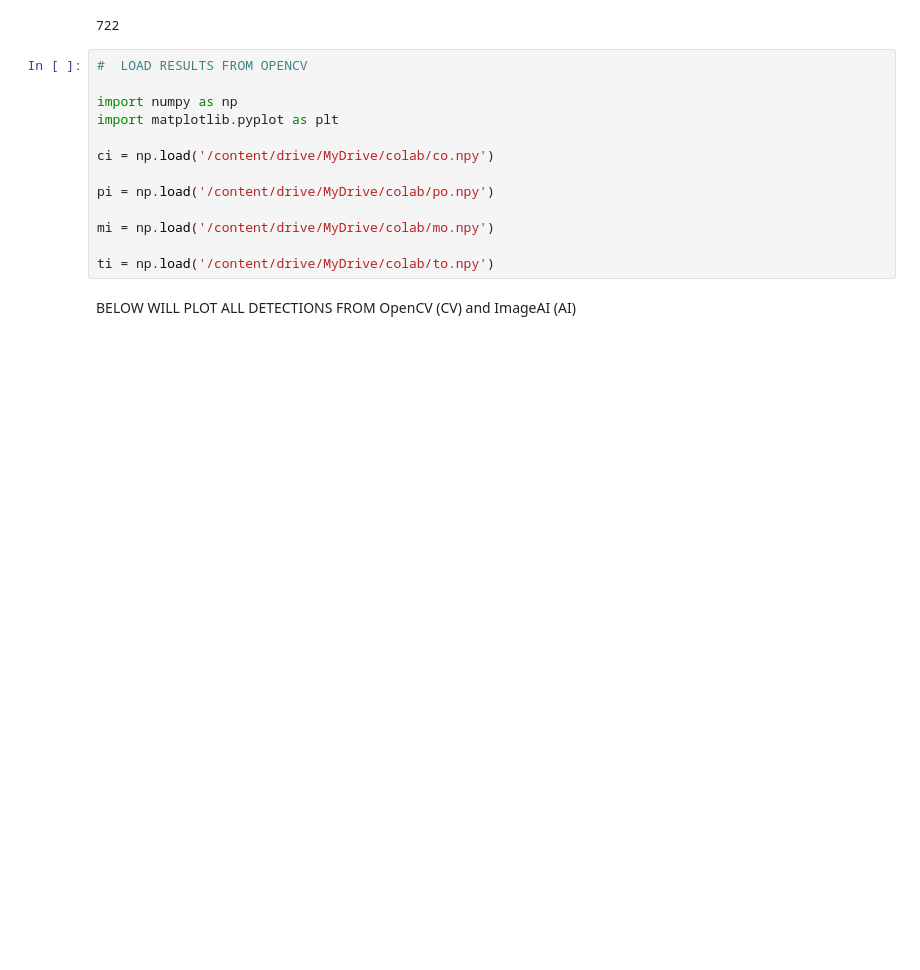
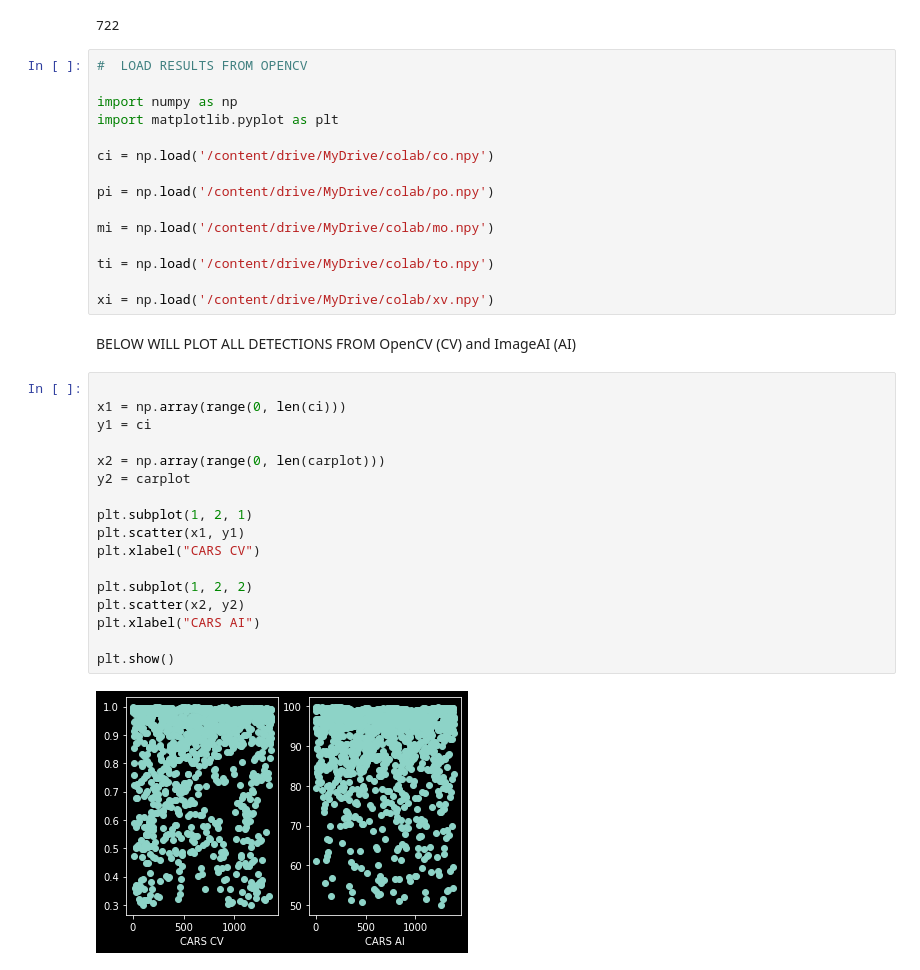
Before and after one commit to canaimax/ImageAIvsOpenCV, a Jupyter notebook: Notebooks/T03_ImgInVideoAICaptain.ipynb, the cells around one changed output. Cells and saved outputs as stored; diff of their text form; blank space fills up the shorter version.

```diff
--- a/Notebooks/T03_ImgInVideoAICaptain.ipynb
+++ b/Notebooks/T03_ImgInVideoAICaptain.ipynb
@@ -210,6 +189,27 @@ pi = np.load('/content/drive/MyDrive/colab/po.npy')
 mi = np.load('/content/drive/MyDrive/colab/mo.npy')
 
 ti = np.load('/content/drive/MyDrive/colab/to.npy')
+
+xi = np.load('/content/drive/MyDrive/colab/xv.npy')
 # %% [markdown]
 BELOW WILL PLOT ALL DETECTIONS FROM OpenCV (CV) and ImageAI  (AI)
+# %%
+
+x1 = np.array(range(0, len(ci)))
+y1 = ci
+
+x2 = np.array(range(0, len(carplot)))
+y2 = carplot
+
+plt.subplot(1, 2, 1)
+plt.scatter(x1, y1)
+plt.xlabel("CARS CV")
+
+plt.subplot(1, 2, 2)
+plt.scatter(x2, y2)
+plt.xlabel("CARS AI")
+
+plt.show()
+# %% [output]
+[figure, added]
 # %%
```
Also changed, not shown: parts of 13 cells of this notebook, 1 other file.
